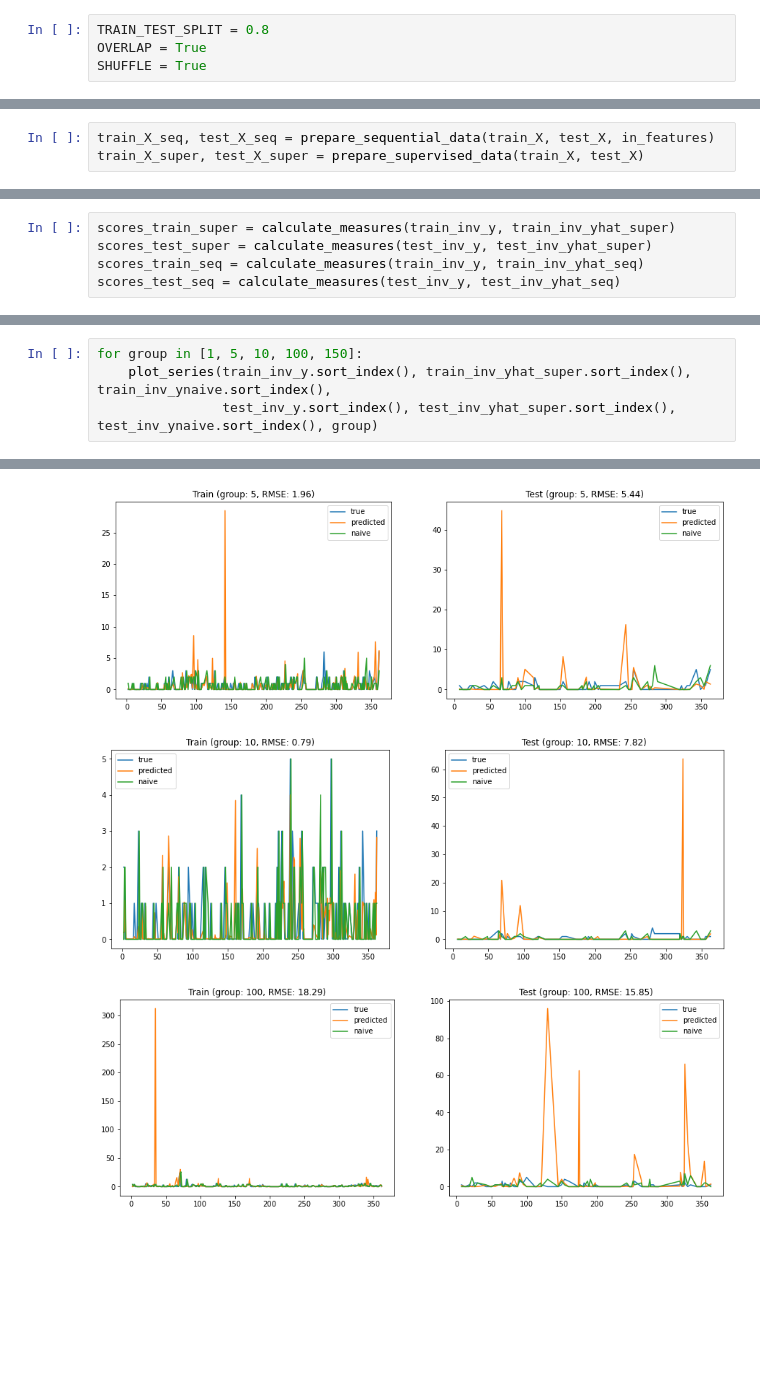
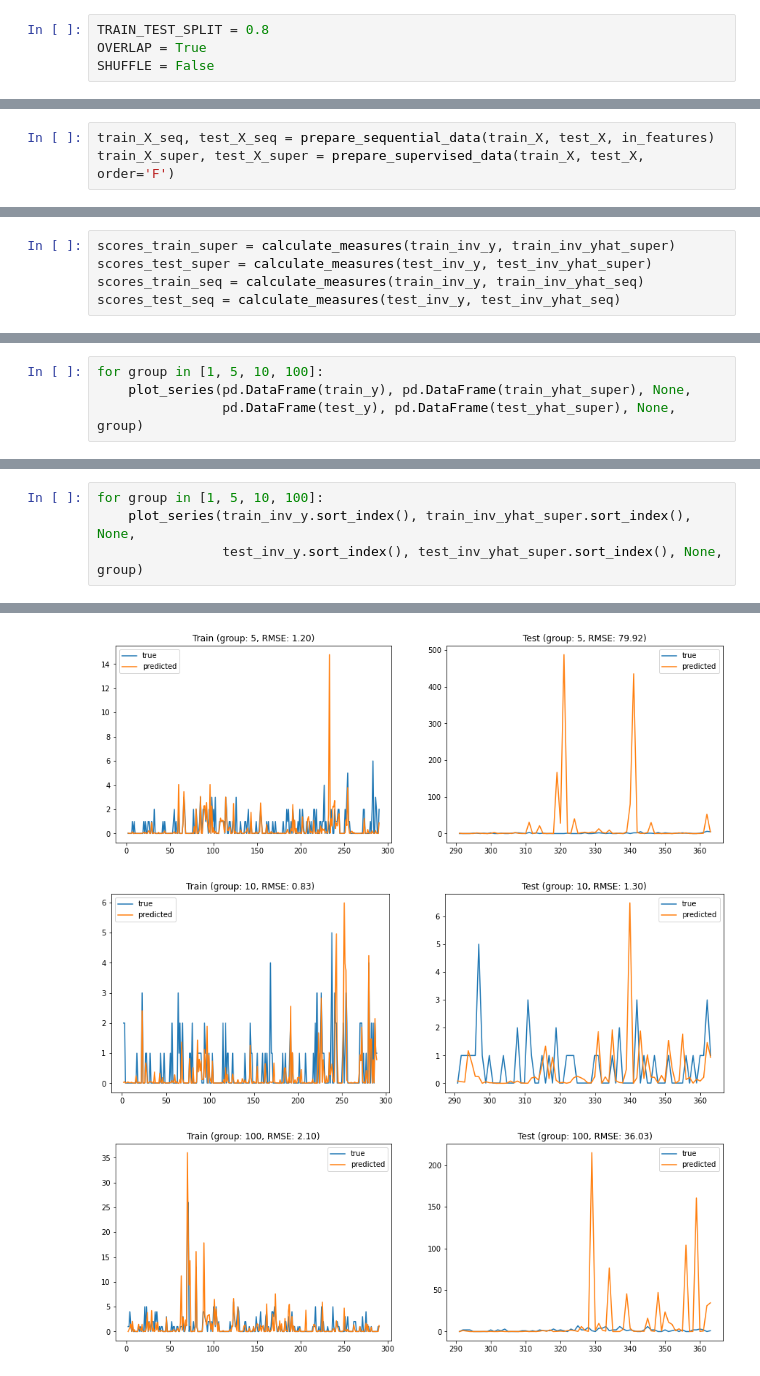
Before and after one commit to zuzannakarwowska/microbiome_interactions_project, a Jupyter notebook: notebooks/demo_MLP_dataset-specific.ipynb, the cells around one changed output, grey strips where cells are left out. Drawn from its saved outputs; the diff is of its cells as text; blank space fills up the shorter version.

```diff
--- a/notebooks/demo_MLP_dataset-specific.ipynb
+++ b/notebooks/demo_MLP_dataset-specific.ipynb
@@ -105,7 +107,7 @@ reframed
 # %%
 TRAIN_TEST_SPLIT = 0.8
 OVERLAP = True
-SHUFFLE = True
+SHUFFLE = False
 # %%
 train_X, train_y, test_X, test_y, \
 train_indices_y, test_indices_y = split_reframed(reframed, len(dataset.columns), TRAIN_TEST_SPLIT,
@@ -141,7 +143,7 @@ assert in_features == dataset.shape[1]
 assert out_features == dataset.shape[1] * STEPS_OUT
 # %%
 train_X_seq, test_X_seq = prepare_sequential_data(train_X, test_X, in_features)
-train_X_super, test_X_super = prepare_supervised_data(train_X, test_X)
+train_X_super, test_X_super = prepare_supervised_data(train_X, test_X, order='F')
 # %% [markdown]
 #### Differencing (demo #2) (suitable for `in_steps = 2`)
 # %%
@@ -312,0 +332,4 @@ scores_test_seq = calculate_measures(test_inv_y, test_inv_yhat_seq)
+# %%
+for group in [1, 5, 10, 100]:
+    plot_series(pd.DataFrame(train_y), pd.DataFrame(train_yhat_super), None,
+                pd.DataFrame(test_y), pd.DataFrame(test_yhat_super), None, group)
@@ -313,5 +341,5 @@ scores_test_seq = calculate_measures(test_inv_y, test_inv_yhat_seq)
 # %%
-for group in [1, 5, 10, 100, 150]:
-    plot_series(train_inv_y.sort_index(), train_inv_yhat_super.sort_index(), train_inv_ynaive.sort_index(),
-                test_inv_y.sort_index(), test_inv_yhat_super.sort_index(), test_inv_ynaive.sort_index(), group)
+for group in [1, 5, 10, 100]:
+    plot_series(train_inv_y.sort_index(), train_inv_yhat_super.sort_index(), None,
+                test_inv_y.sort_index(), test_inv_yhat_super.sort_index(), None, group)
 # %% [output]
@@ -319,3 +347,3 @@ for group in [1, 5, 10, 100, 150]:
-[figure, old version]
+[figure, new version]
-[figure, old version]
+[figure, new version]
-[figure, old version]
+[figure, new version]
```
Also changed, not shown: parts of 21 cells of this notebook, 2 other files.
